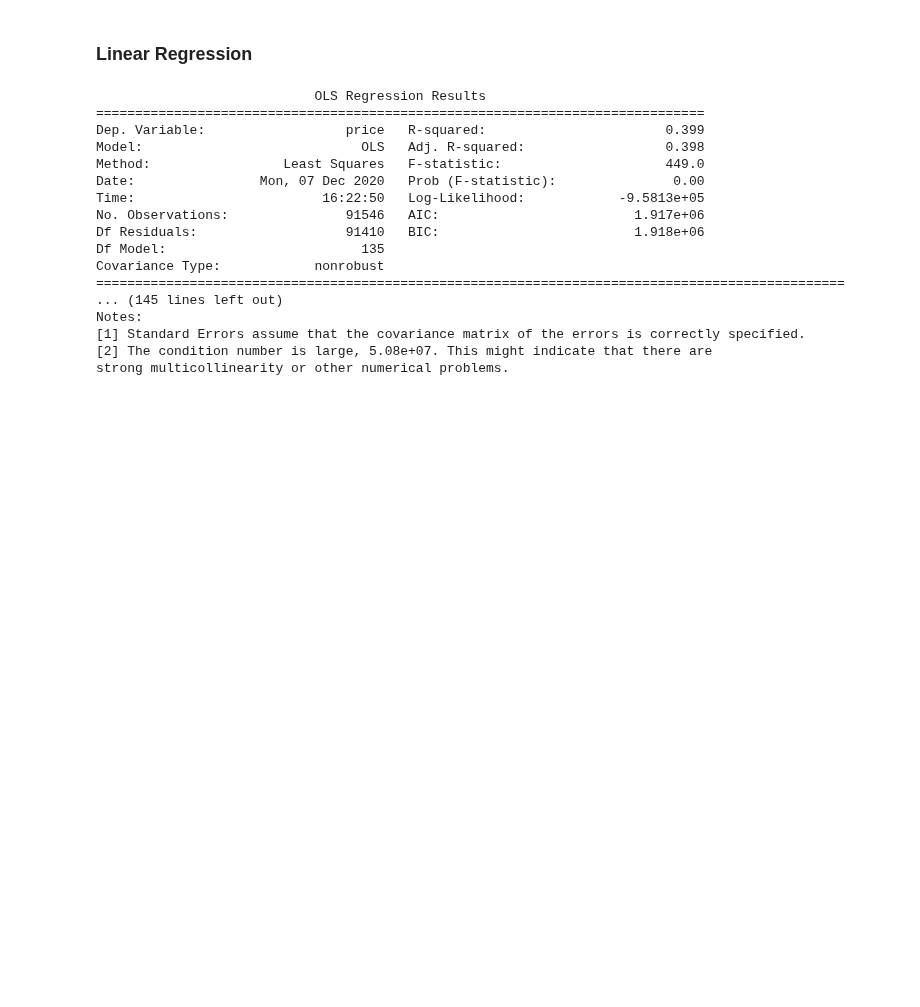
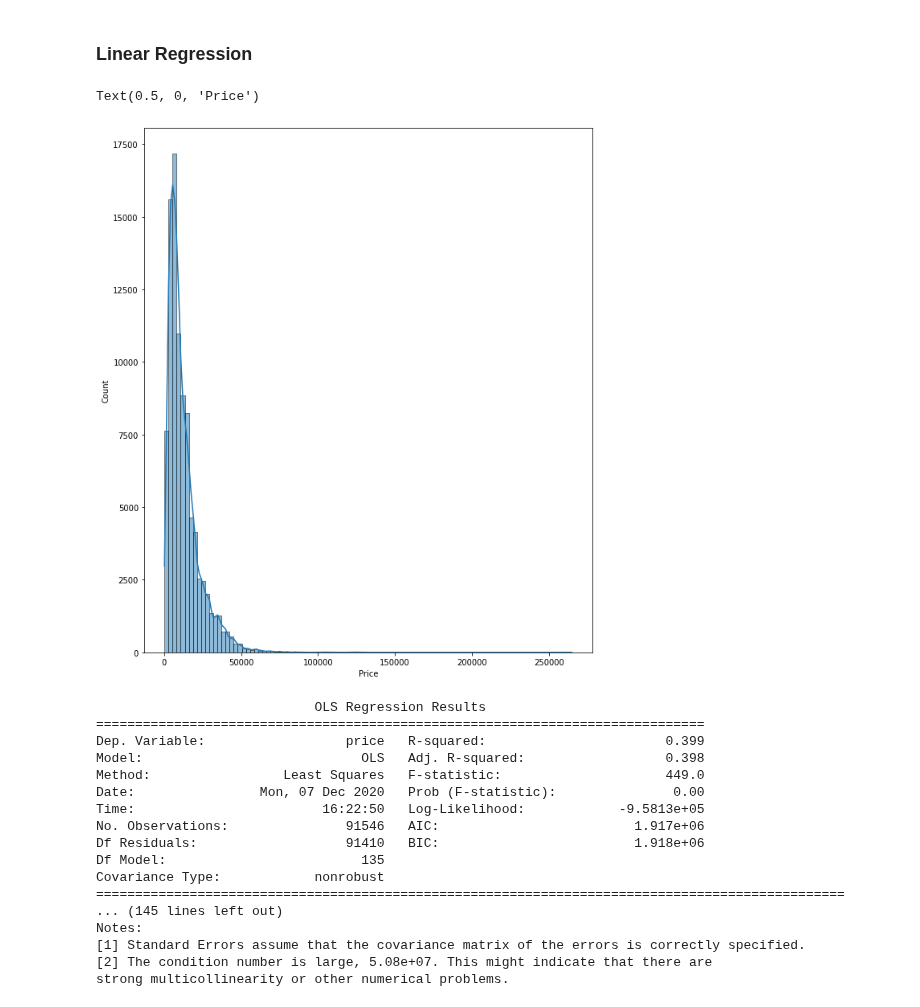
Before and after one commit to matthiasronnau/BANA-212-Final-Project, a Jupyter notebook: BANA-212 Final Project.ipynb, the cells around one changed output. Cells and saved outputs as stored; diff of their text form; code cells hidden in the pictures; blank space fills up the shorter version.

Commit message:
Add histogram of 'price'

```diff
--- a/BANA-212 Final Project.ipynb
+++ b/BANA-212 Final Project.ipynb
@@ -494,6 +494,14 @@ cars_price_binned.head()
 ## Model Building
 # %% [markdown]
 ### Linear Regression
+# %%
+plt.figure(figsize = (10, 12))
+plt.ticklabel_format(style = "plain")
+sns.histplot(data = cars_no_missing, x = "price", bins = 100, kde = True)
+plt.xlabel("Price")
+# %% [output]
+Text(0.5, 0, 'Price')
+[figure, added]
 # %%
 X_linear = cars_linear_data.iloc[:, 1:]
 y_linear = cars_linear_data["price"]
```
Also changed, not shown: parts of 1 cell of this notebook.
